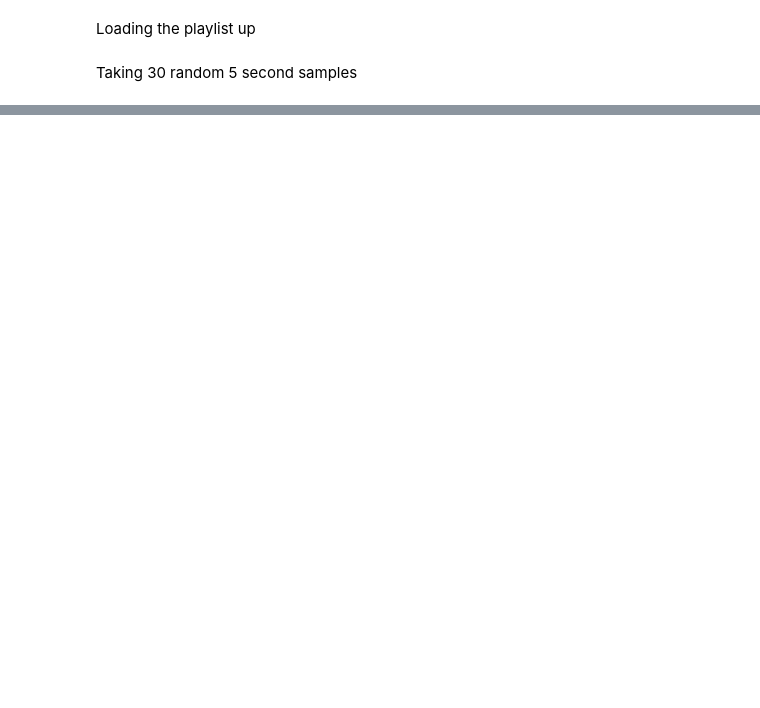
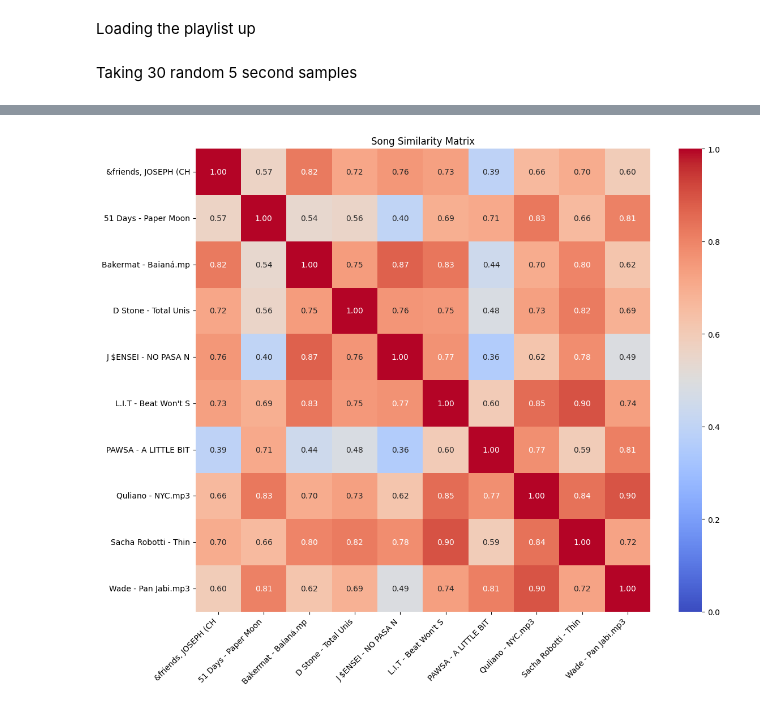
Before and after one commit to stoicelephant/DJ-Project, a Jupyter notebook: src/backend/sequencing/sequencing.ipynb, the cells around one changed output, grey strips where cells are left out. Drawn from its saved outputs; the diff is of its cells as text; code cells hidden in the pictures; blank space fills up the shorter version.

```diff
--- a/src/backend/sequencing/sequencing.ipynb
+++ b/src/backend/sequencing/sequencing.ipynb
@@ -57,0 +97,12 @@ segments
+# %%
+print("Extracting features...")
+song_names = []
+feature_vectors = []
+
+for title, y in playlist_dict.items():
+    print(f"  Processing: {title}")
+    vec = extract_segment_features(y)
+    song_names.append(title)
+    feature_vectors.append(vec)
+
+X = np.array(feature_vectors)  # (N, 588)
@@ -57,0 +121,30 @@ segments
+# %%
+from sklearn.preprocessing import MinMaxScaler
+
+scaler = MinMaxScaler()
+X_scaled = scaler.fit_transform(X)  # values between 0 and 1
+
+sim_matrix = cosine_similarity(X_scaled)
+# %%
+sim_df = pd.DataFrame(sim_matrix,index=song_names,columns=song_names)
+
+import seaborn as sns
+import matplotlib.pyplot as plt
+
+plt.figure(figsize=(12, 10))
+sns.heatmap(
+    sim_df,
+    annot=True,        # show numbers in cells
+    fmt=".2f",         # 2 decimal places
+    cmap="coolwarm",   # blue=dissimilar, red=similar
+    vmin=0, vmax=1,
+    xticklabels=[name[:20] for name in song_names],  # truncate long names
+    yticklabels=[name[:20] for name in song_names]
+)
+plt.title("Song Similarity Matrix")
+plt.xticks(rotation=45, ha='right')
+plt.yticks(rotation=0)
+plt.tight_layout()
+plt.show()
+# %% [output]
+[figure, added]
```
Also changed, not shown: parts of 8 cells of this notebook, 1 other file.
